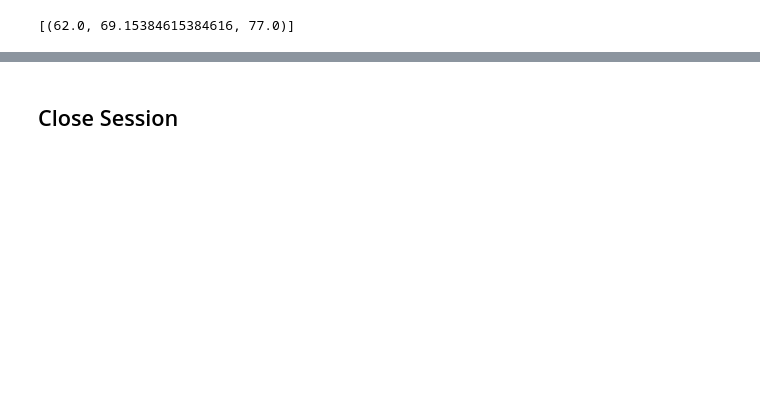
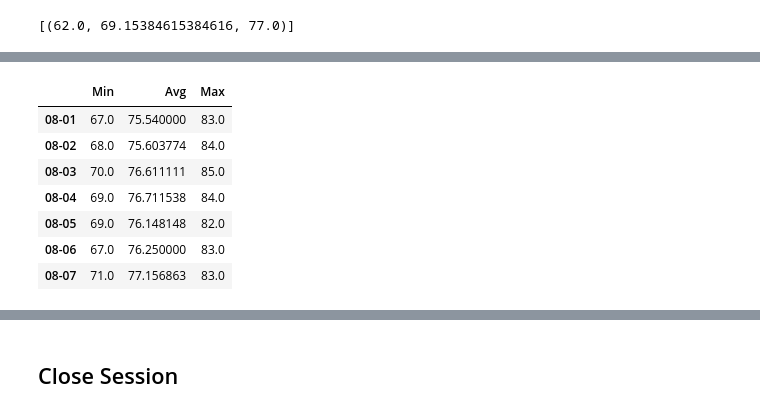
Before and after one commit to ashleighdevito/sqlalchemy-challenge, a Jupyter notebook: Bonus/temp_analysis_bonus_2_starter.ipynb, the cells around one changed output, grey strips where cells are left out. Saved outputs shown, nothing was run; the diff lists cells and outputs as text; code cells hidden in the pictures; blank space fills up the shorter version.

```diff
--- a/Bonus/temp_analysis_bonus_2_starter.ipynb
+++ b/Bonus/temp_analysis_bonus_2_starter.ipynb
@@ -136,4 +169,17 @@ end_date = '2017-08-07'
 # %%
 # Load the previous query results into a Pandas DataFrame and add the `trip_dates` range as the `date` index
+trip = [list(np.ravel(n)) for n in normals]
+
+trip_df = pd.DataFrame(trip, columns=['Min', 'Avg', 'Max']).set_index([dates])
+trip_df
+# %% [output]
+|  | Min | Avg | Max |
+| 08-01 | 67.0 | 75.540000 | 83.0 |
+| 08-02 | 68.0 | 75.603774 | 84.0 |
+| 08-03 | 70.0 | 76.611111 | 85.0 |
+| 08-04 | 69.0 | 76.711538 | 84.0 |
+| 08-05 | 69.0 | 76.148148 | 82.0 |
+| 08-06 | 67.0 | 76.250000 | 83.0 |
+| 08-07 | 71.0 | 77.156863 | 83.0 |
 # %%
 # Plot the daily normals as an area plot with `stacked=False`
```
Also changed, not shown: parts of 4 cells of this notebook.
